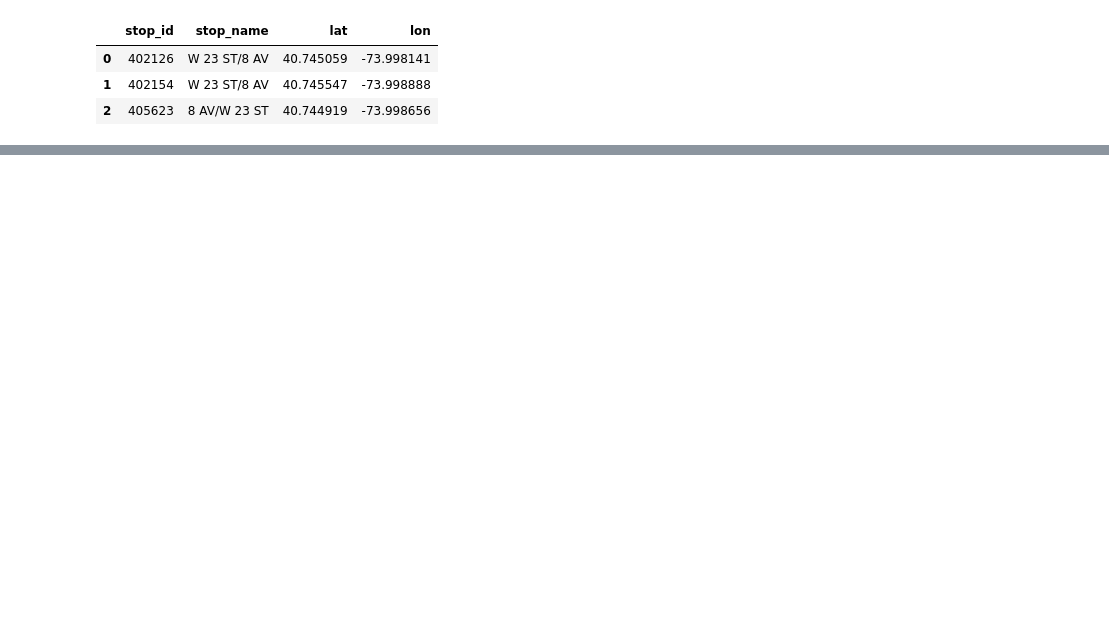
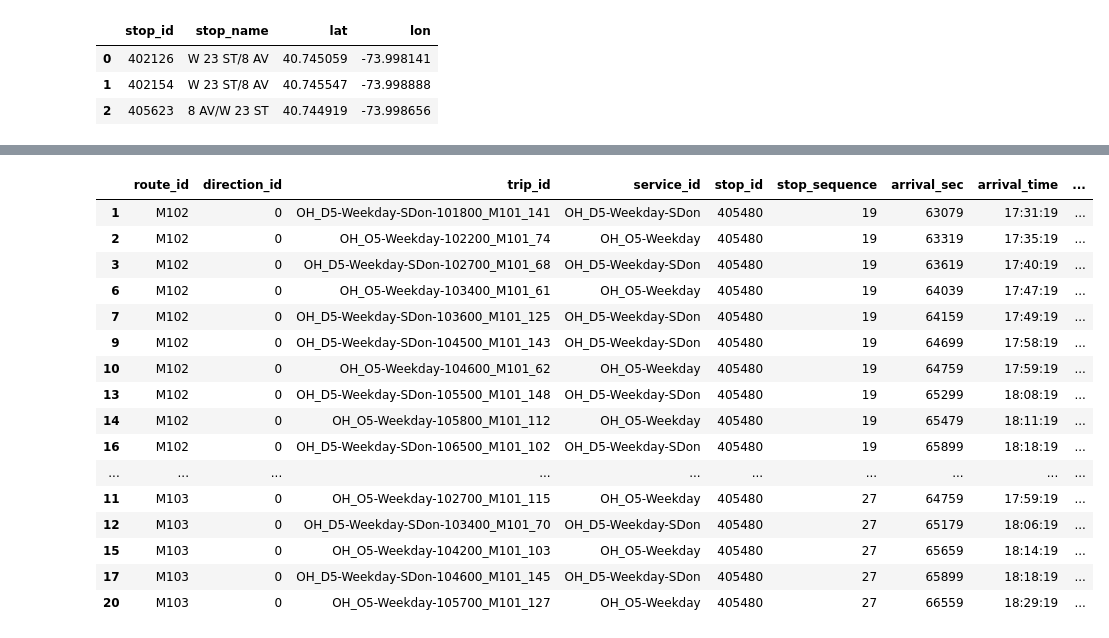
Before and after one commit to TYLin-CitySolutions/gtfs_bus, a Jupyter notebook: gtfs_buses.ipynb, the cells around one changed output, grey strips where cells are left out. Cells and saved outputs as stored; diff of their text form; code cells hidden in the pictures; blank space fills up the shorter version.

```diff
--- a/gtfs_buses.ipynb
+++ b/gtfs_buses.ipynb
@@ -444,0 +577,29 @@ nearby
+# %%
+start_sec = 17*3600 + 30*60   # 07:45
+end_sec   = 18*3600 + 30*60   # 08:45
+day_type  = "Weekday"
+stop_id   = "405480"
+
+df = con.execute(all_stops_at_stop, [start_sec, end_sec, day_type, day_type, day_type, stop_id]).fetchdf()
+df.sort_values(by=['route_id','arrival_time'])
+
+# df.drop_duplicates('trip_id')
+# df[df['route_id'] == 'M22']
+# %% [output]
+|  | route_id | direction_id | trip_id | service_id | stop_id | stop_sequence | arrival_sec | arrival_time | ... |
+| 1 | M102 | 0 | OH_D5-Weekday-SDon-101800_M101_141 | OH_D5-Weekday-SDon | 405480 | 19 | 63079 | 17:31:19 | ... |
+| 2 | M102 | 0 | OH_O5-Weekday-102200_M101_74 | OH_O5-Weekday | 405480 | 19 | 63319 | 17:35:19 | ... |
+| 3 | M102 | 0 | OH_D5-Weekday-SDon-102700_M101_68 | OH_D5-Weekday-SDon | 405480 | 19 | 63619 | 17:40:19 | ... |
+| 6 | M102 | 0 | OH_O5-Weekday-103400_M101_61 | OH_O5-Weekday | 405480 | 19 | 64039 | 17:47:19 | ... |
+| 7 | M102 | 0 | OH_D5-Weekday-SDon-103600_M101_125 | OH_D5-Weekday-SDon | 405480 | 19 | 64159 | 17:49:19 | ... |
+| 9 | M102 | 0 | OH_D5-Weekday-SDon-104500_M101_143 | OH_D5-Weekday-SDon | 405480 | 19 | 64699 | 17:58:19 | ... |
+| 10 | M102 | 0 | OH_O5-Weekday-104600_M101_62 | OH_O5-Weekday | 405480 | 19 | 64759 | 17:59:19 | ... |
+| 13 | M102 | 0 | OH_D5-Weekday-SDon-105500_M101_148 | OH_D5-Weekday-SDon | 405480 | 19 | 65299 | 18:08:19 | ... |
+| 14 | M102 | 0 | OH_O5-Weekday-105800_M101_112 | OH_O5-Weekday | 405480 | 19 | 65479 | 18:11:19 | ... |
+| 16 | M102 | 0 | OH_D5-Weekday-SDon-106500_M101_102 | OH_D5-Weekday-SDon | 405480 | 19 | 65899 | 18:18:19 | ... |
+| ... | ... | ... | ... | ... | ... | ... | ... | ... | ... |
+| 11 | M103 | 0 | OH_O5-Weekday-102700_M101_115 | OH_O5-Weekday | 405480 | 27 | 64759 | 17:59:19 | ... |
+| 12 | M103 | 0 | OH_D5-Weekday-SDon-103400_M101_70 | OH_D5-Weekday-SDon | 405480 | 27 | 65179 | 18:06:19 | ... |
+| 15 | M103 | 0 | OH_O5-Weekday-104200_M101_103 | OH_O5-Weekday | 405480 | 27 | 65659 | 18:14:19 | ... |
+| 17 | M103 | 0 | OH_D5-Weekday-SDon-104600_M101_145 | OH_D5-Weekday-SDon | 405480 | 27 | 65899 | 18:18:19 | ... |
+| 20 | M103 | 0 | OH_O5-Weekday-105700_M101_127 | OH_O5-Weekday | 405480 | 27 | 66559 | 18:29:19 | ... |
```
Also changed, not shown: parts of 13 cells of this notebook, 1 other file.
